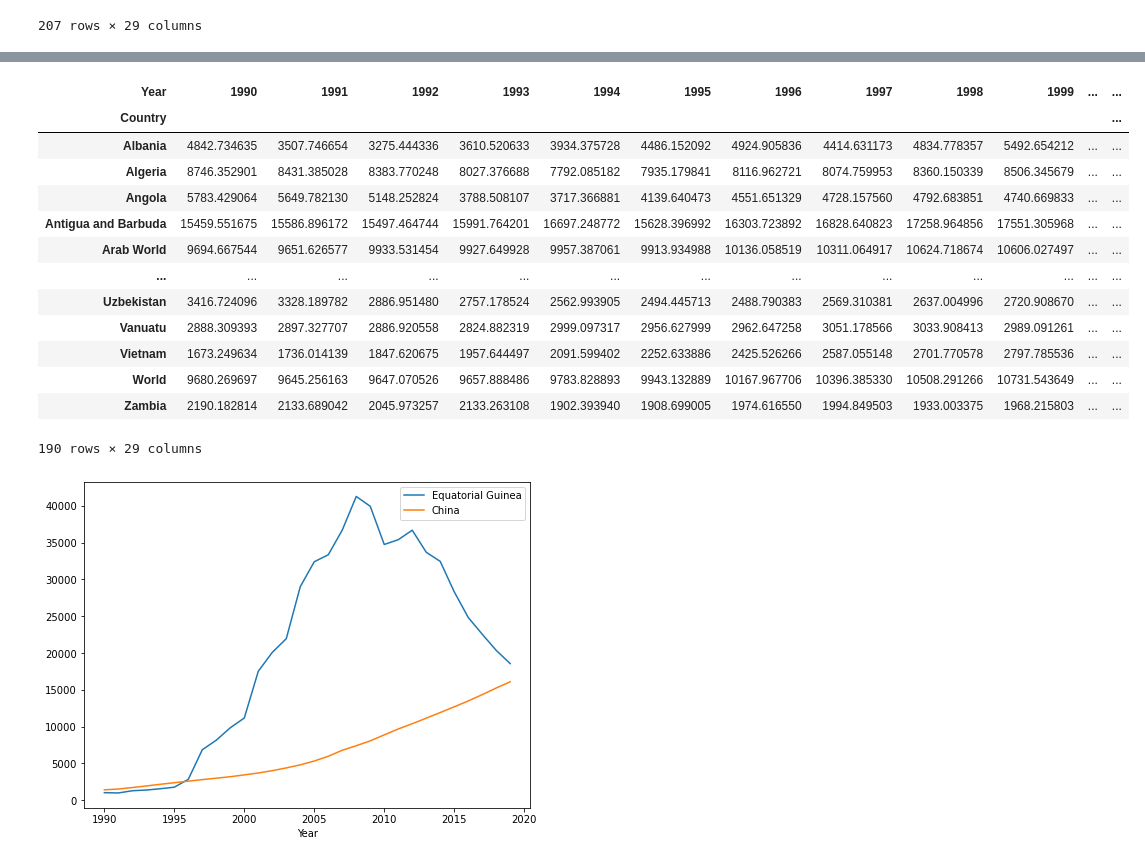
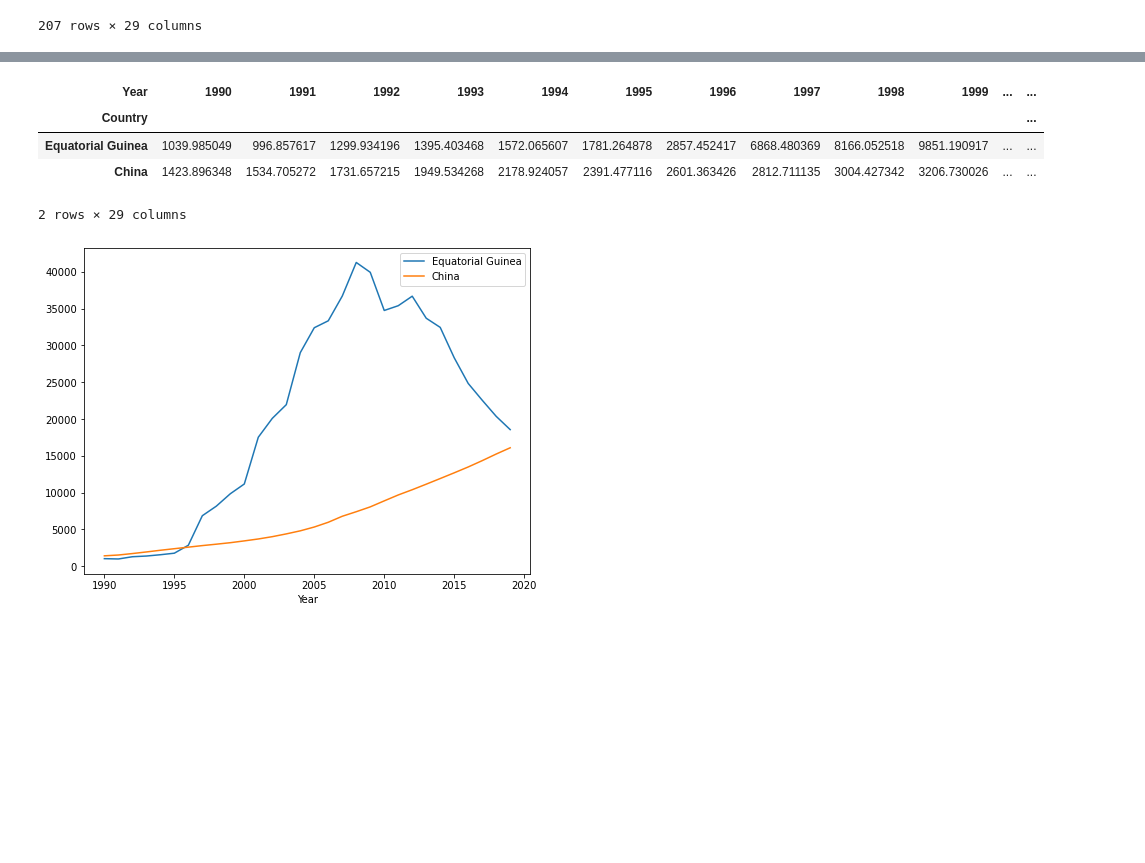
Before and after one commit to AlisonCG1/UN_practice_project, a Jupyter notebook: Notebooks/UN_DATA_EXPLORATION.ipynb, the cells around one changed output, grey strips where cells are left out. Drawn from its saved outputs; the diff is of its cells as text; code cells hidden in the pictures; blank space fills up the shorter version.

```diff
--- a/Notebooks/UN_DATA_EXPLORATION.ipynb
+++ b/Notebooks/UN_DATA_EXPLORATION.ipynb
@@ -185,7 +185,7 @@ gdp_2014.nsmallest(5, 'GDP_Per_Capita')
 #Pivot the data for 1990 and 2017
 gdp_pivoted = gdp_df[(gdp_df["Year"] >= 1990) & (gdp_df["Year"] <= 2017 )]
 gdp_pivoted = gdp_pivoted.pivot_table(index='Country', columns='Year', values='GDP_Per_Capita', dropna=True)
-gdp_pivoted = gdp_pivoted.dropna(axis=0)
+gdp_pivoted = gdp_pivoted.dropna(subset = [1990, 2017])
 gdp_pivoted
 # %% [output]
 | Year | 1990 | 1991 | 1992 | 1993 | 1994 | 1995 | 1996 | 1997 | 1998 | 1999 | ... | ... |
@@ -248,20 +229,11 @@ gdp_pivoted.loc[gdp_pivoted['Percent_Change']< 0]
 # %%
-gdp_pivoted.loc[gdp_pivoted['Percent_Change']> 0]
+gdp_pivoted.nlargest(2, 'Percent_Change')
 # %% [output]
 | Year | 1990 | 1991 | 1992 | 1993 | 1994 | 1995 | 1996 | 1997 | 1998 | 1999 | ... | ... |
 | Country |  |  |  |  |  |  |  |  |  |  |  | ... |
-| Albania | 4842.734635 | 3507.746654 | 3275.444336 | 3610.520633 | 3934.375728 | 4486.152092 | 4924.905836 | 4414.631173 | 4834.778357 | 5492.654212 | ... | ... |
-| Algeria | 8746.352901 | 8431.385028 | 8383.770248 | 8027.376688 | 7792.085182 | 7935.179841 | 8116.962721 | 8074.759953 | 8360.150339 | 8506.345679 | ... | ... |
-| Angola | 5783.429064 | 5649.782130 | 5148.252824 | 3788.508107 | 3717.366881 | 4139.640473 | 4551.651329 | 4728.157560 | 4792.683851 | 4740.669833 | ... | ... |
-| Antigua and Barbuda | 15459.551675 | 15586.896172 | 15497.464744 | 15991.764201 | 16697.248772 | 15628.396992 | 16303.723892 | 16828.640823 | 17258.964856 | 17551.305968 | ... | ... |
-| Arab World | 9694.667544 | 9651.626577 | 9933.531454 | 9927.649928 | 9957.387061 | 9913.934988 | 10136.058519 | 10311.064917 | 10624.718674 | 10606.027497 | ... | ... |
-| ... | ... | ... | ... | ... | ... | ... | ... | ... | ... | ... | ... | ... |
-| Uzbekistan | 3416.724096 | 3328.189782 | 2886.951480 | 2757.178524 | 2562.993905 | 2494.445713 | 2488.790383 | 2569.310381 | 2637.004996 | 2720.908670 | ... | ... |
-| Vanuatu | 2888.309393 | 2897.327707 | 2886.920558 | 2824.882319 | 2999.097317 | 2956.627999 | 2962.647258 | 3051.178566 | 3033.908413 | 2989.091261 | ... | ... |
-| Vietnam | 1673.249634 | 1736.014139 | 1847.620675 | 1957.644497 | 2091.599402 | 2252.633886 | 2425.526266 | 2587.055148 | 2701.770578 | 2797.785536 | ... | ... |
-| World | 9680.269697 | 9645.256163 | 9647.070526 | 9657.888486 | 9783.828893 | 9943.132889 | 10167.967706 | 10396.385330 | 10508.291266 | 10731.543649 | ... | ... |
-| Zambia | 2190.182814 | 2133.689042 | 2045.973257 | 2133.263108 | 1902.393940 | 1908.699005 | 1974.616550 | 1994.849503 | 1933.003375 | 1968.215803 | ... | ... |
+| Equatorial Guinea | 1039.985049 | 996.857617 | 1299.934196 | 1395.403468 | 1572.065607 | 1781.264878 | 2857.452417 | 6868.480369 | 8166.052518 | 9851.190917 | ... | ... |
+| China | 1423.896348 | 1534.705272 | 1731.657215 | 1949.534268 | 2178.924057 | 2391.477116 | 2601.363426 | 2812.711135 | 3004.427342 | 3206.730026 | ... | ... |
-190 rows × 29 columns
+2 rows × 29 columns
 # %%
 #line plot showing this country's GDP per capita for all years from 1990 to 2017.
 fig, ax = plt.subplots(figsize = (8, 6))
```
Also changed, not shown: parts of 35 cells of this notebook, 6 other files.
